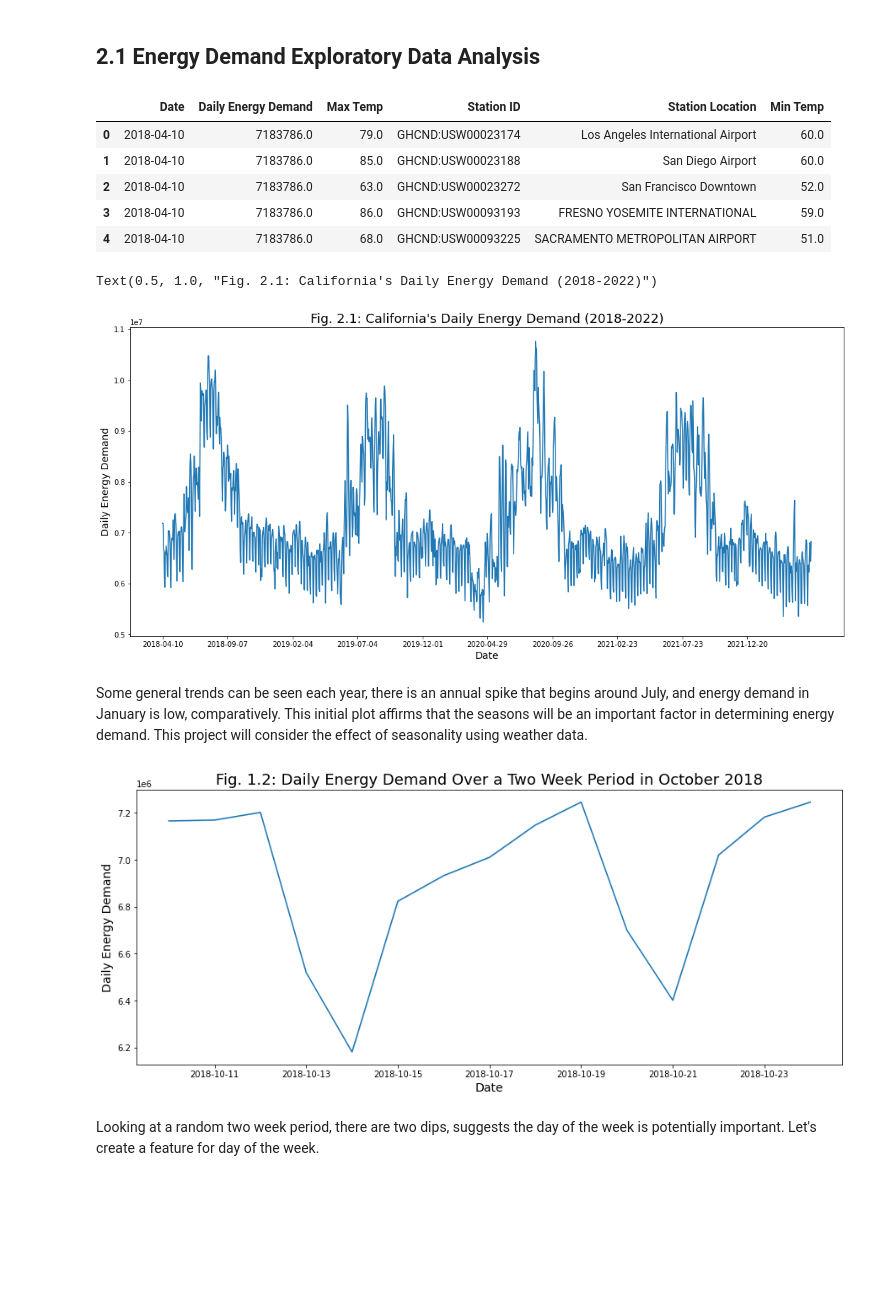
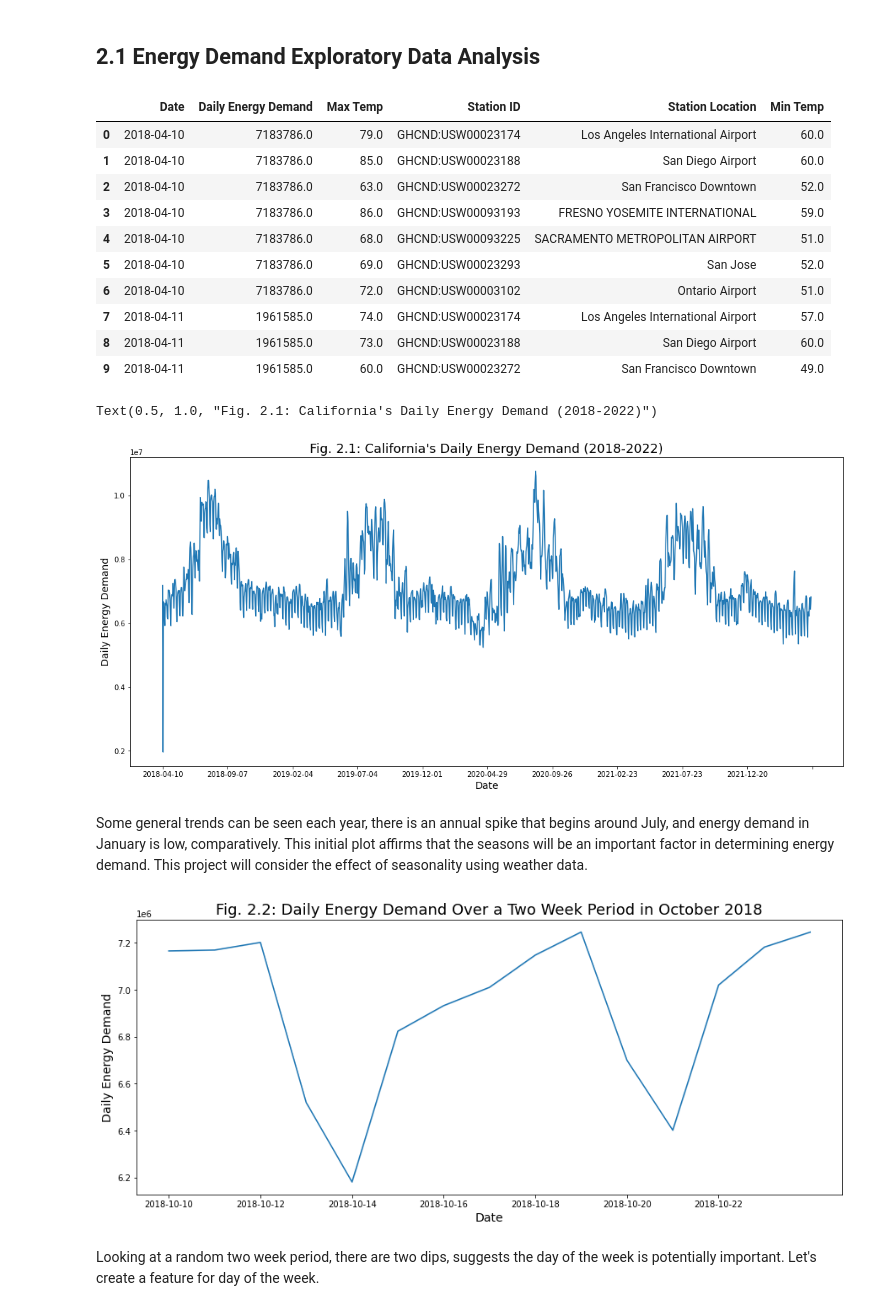
Before and after one commit to AuroraGinzburg/ML_Portfolio, a Jupyter notebook: Portfolio Projects/Weather and Energy/2-Data Cleaning and EDA.ipynb, the cells around one changed output. Cells and saved outputs as stored; diff of their text form; code cells hidden in the pictures; blank space fills up the shorter version.

```diff
--- a/Portfolio Projects/Weather and Energy/2-Data Cleaning and EDA.ipynb
+++ b/Portfolio Projects/Weather and Energy/2-Data Cleaning and EDA.ipynb
@@ -12,7 +13,7 @@ import seaborn as sns
 # %%
 df = pd.read_csv('df.csv', index_col=0)
 # %%
-df.head()
+df.head(10)
 # %% [output]
 |  | Date | Daily Energy Demand | Max Temp | Station ID | Station Location | Min Temp |
 | 0 | 2018-04-10 | 7183786.0 | 79.0 | GHCND:USW00023174 | Los Angeles International Airport | 60.0 |
@@ -20,27 +21,33 @@ df.head()
 | 2 | 2018-04-10 | 7183786.0 | 63.0 | GHCND:USW00023272 | San Francisco Downtown | 52.0 |
 | 3 | 2018-04-10 | 7183786.0 | 86.0 | GHCND:USW00093193 | FRESNO YOSEMITE INTERNATIONAL | 59.0 |
 | 4 | 2018-04-10 | 7183786.0 | 68.0 | GHCND:USW00093225 | SACRAMENTO METROPOLITAN AIRPORT | 51.0 |
+| 5 | 2018-04-10 | 7183786.0 | 69.0 | GHCND:USW00023293 | San Jose | 52.0 |
+| 6 | 2018-04-10 | 7183786.0 | 72.0 | GHCND:USW00003102 | Ontario Airport | 51.0 |
+| 7 | 2018-04-11 | 1961585.0 | 74.0 | GHCND:USW00023174 | Los Angeles International Airport | 57.0 |
+| 8 | 2018-04-11 | 1961585.0 | 73.0 | GHCND:USW00023188 | San Diego Airport | 60.0 |
+| 9 | 2018-04-11 | 1961585.0 | 60.0 | GHCND:USW00023272 | San Francisco Downtown | 49.0 |
 # %%
 import seaborn as sns
 # %%
 plt.figure(figsize=(18,8))
-plt.xticks(np.arange(0, len(masterdf), 150))
+plt.xticks(np.arange(0, len(df), 150))
 sns.lineplot( x ='Date', y= 'Daily Energy Demand', data = df)
 plt.title("Fig. 2.1: California's Daily Energy Demand (2018-2022)", fontsize=18)
 # %% [output]
 Text(0.5, 1.0, "Fig. 2.1: California's Daily Energy Demand (2018-2022)")
-[figure, old version]
+[figure, new version]
 # %% [markdown]
 Some general trends can be seen each year, there is an annual spike that begins around July, and energy demand in January is low, comparatively.
 This initial plot affirms that the seasons will be an important factor in determining energy demand. This project will consider the effect of seasonality using weather data.
 # %%
 plt.figure(figsize=(15,6))
 sns.lineplot( x ='Date', y= 'Daily Energy Demand', data = df.iloc[1280:1379]) #7*14 = 98 rows for a two week period
-plt.title("Fig. 1.2: Daily Energy Demand Over a Two Week Period in October 2018", fontsize=18)
+plt.xticks(np.arange(0, 14, 2))
+plt.title("Fig. 2.2: Daily Energy Demand Over a Two Week Period in October 2018", fontsize=18)
 plt.rc('axes', labelsize=14)
 plt.rc('xtick', labelsize=10)
 plt.rc('ytick', labelsize=10)
 # %% [output]
-[figure, old version]
+[figure, new version]
 # %% [markdown]
 Looking at a random two week period, there are two dips, suggests the day of the week is potentially important. Let's create a feature for day of the week.
```
Also changed, not shown: parts of 125 cells of this notebook, 1 other file.
